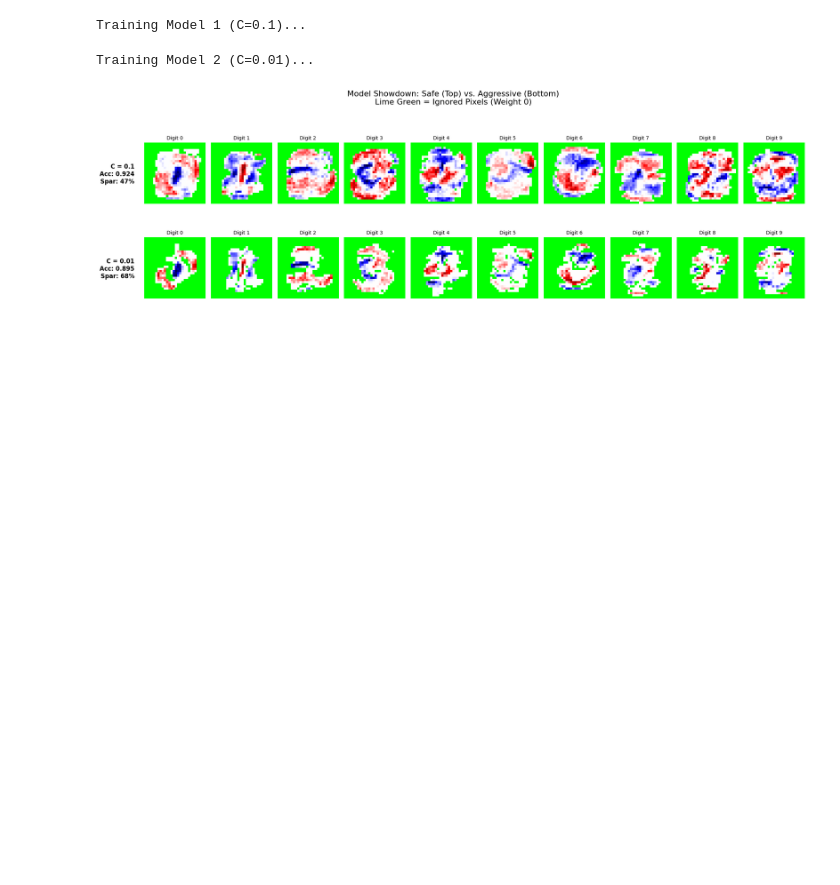
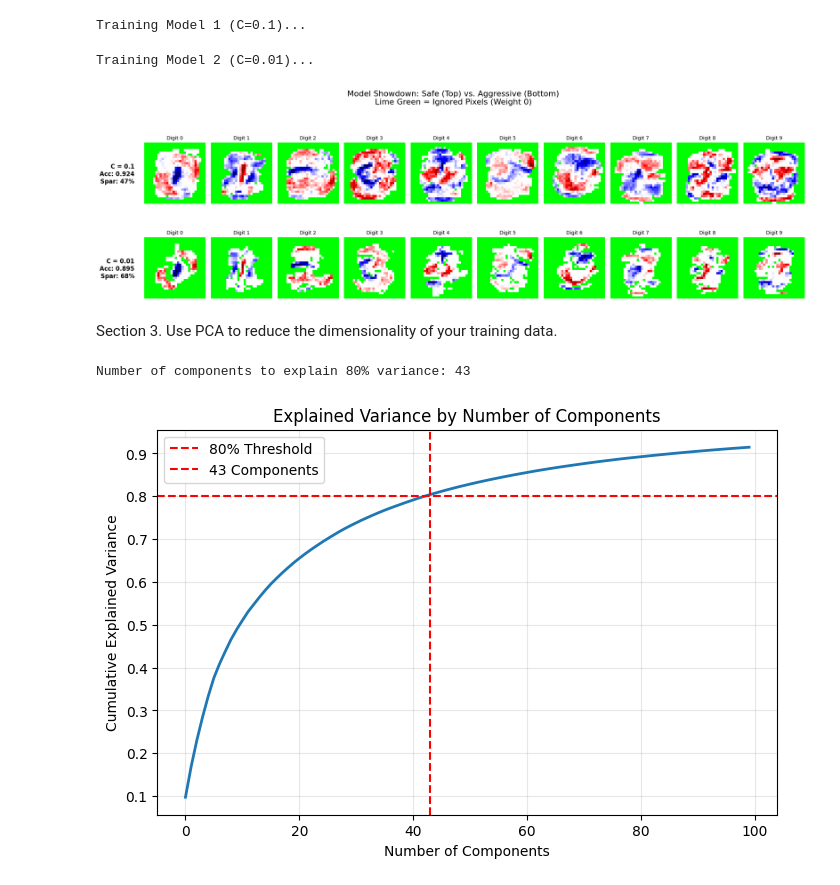
Before and after one commit to jamiefostergrime2/MachineLearningMNIST, a Jupyter notebook: Part2MachineLearning.ipynb, the cells around one changed output. Cells and saved outputs as stored; diff of their text form; code cells hidden in the pictures; blank space fills up the shorter version.

```diff
--- a/Part2MachineLearning.ipynb
+++ b/Part2MachineLearning.ipynb
@@ -259,3 +261,39 @@ plt.show()
 Training Model 1 (C=0.1)...
 Training Model 2 (C=0.01)...
 [figure]
+# %% [markdown]
+Section 3. Use PCA to reduce the dimensionality of your training data.
+# %%
+from sklearn.decomposition import PCA
+
+# 1. Fit PCA
+# We start with a large number (e.g., 100) just to see the curve,
+# or we can pass a float (0.80) to let sklearn find it automatically.
+# However, to produce the plots requested, it's often easier to fit a larger number first.
+pca_dims = PCA(n_components=100, svd_solver='randomized', random_state=42)
+pca_dims.fit(X_scaled)
+
+# 2. Calculate Cumulative Variance
+cumsum = np.cumsum(pca_dims.explained_variance_ratio_)
+
+# 3. Determine components for 80% variance
+# We find the first index where the sum is >= 0.8
+n_components_80 = np.argmax(cumsum >= 0.80) + 1
+
+print(f"Number of components to explain 80% variance: {n_components_80}")
+
+# 4. Plot the Explained Variance (Matching your practical's style)
+plt.figure(figsize=(8, 5))
+plt.plot(cumsum, linewidth=2)
+plt.axhline(y=0.8, color='r', linestyle='--', label='80% Threshold')
+plt.axvline(x=n_components_80, color='r', linestyle='--', label=f'{n_components_80} Components')
+
+plt.xlabel('Number of Components')
+plt.ylabel('Cumulative Explained Variance')
+plt.title('Explained Variance by Number of Components')
+plt.legend()
+plt.grid(True, alpha=0.3)
+plt.show()
+# %% [output]
+Number of components to explain 80% variance: 43
+[figure, added]
```
Also changed, not shown: parts of 8 cells of this notebook.
